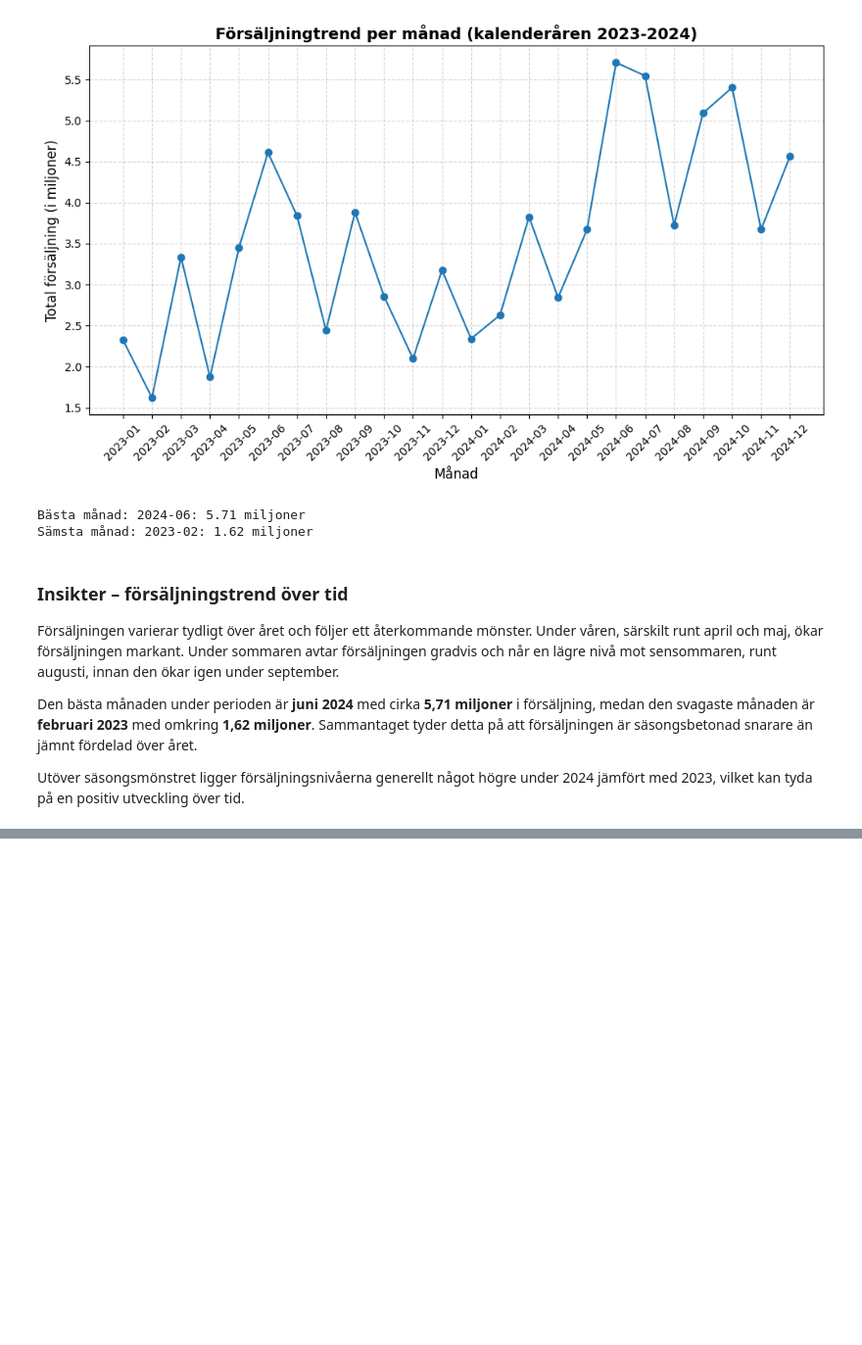
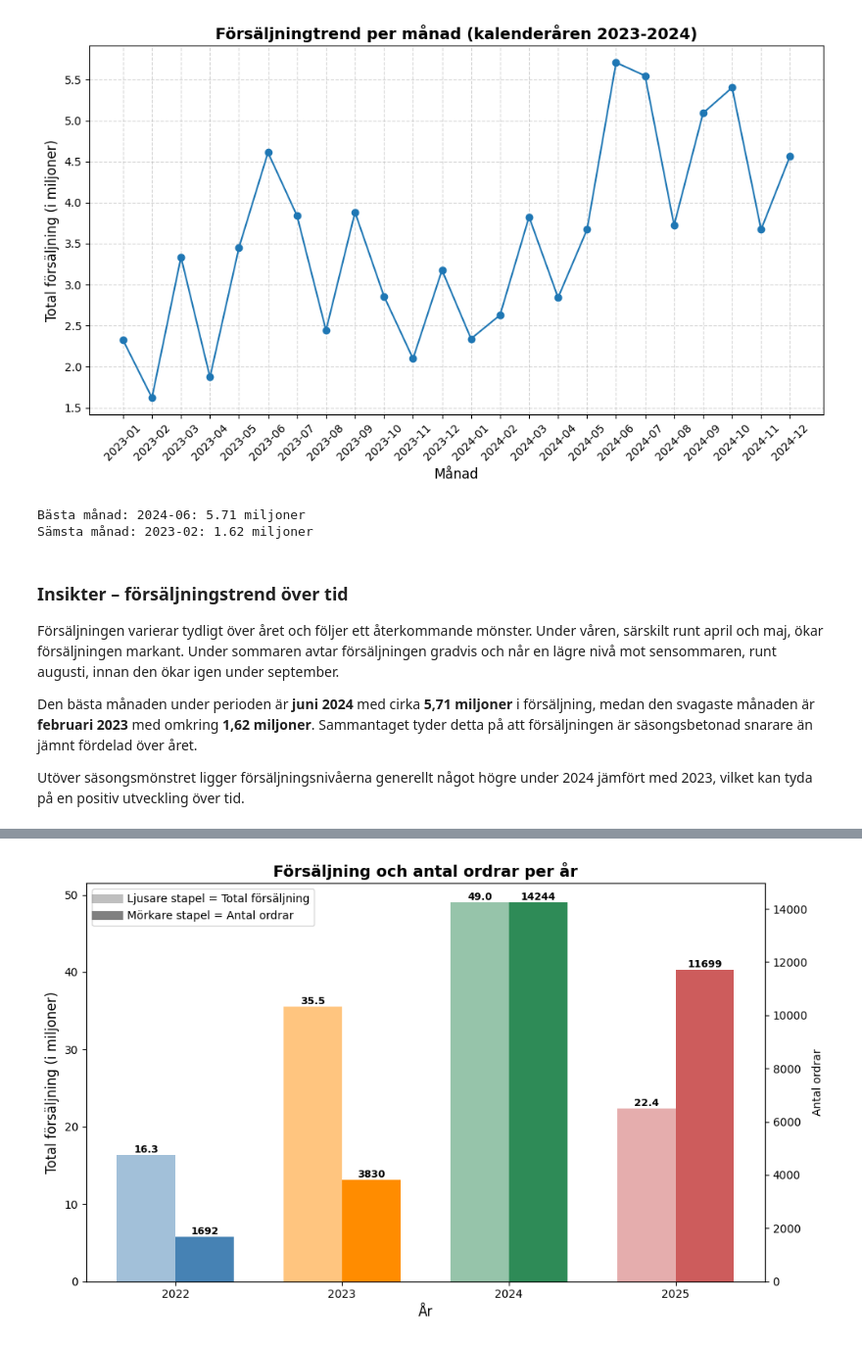
Before and after one commit to KevinCJohansson/AdventureWorks, a Jupyter notebook: notebooks/analys.ipynb, the cells around one changed output, grey strips where cells are left out. Shown at 98% size. Saved outputs shown, nothing was run; the diff lists cells and outputs as text; code cells hidden in the pictures; blank space fills up the shorter version.

Commit message:
Add sales and orders per year

```diff
--- a/notebooks/analys.ipynb
+++ b/notebooks/analys.ipynb
@@ -253,0 +269,84 @@ Utöver säsongsmönstret ligger försäljningsnivåerna generellt något högre
+# %%
+query_vis4 = """
+SELECT
+    YEAR(OrderDate) AS OrderYear,
+    SUM(TotalDue) AS TotalSales,
+    COUNT(SalesOrderId) AS OrderCount
+
+FROM Sales.SalesOrderHeader
+GROUP BY YEAR(OrderDate)
+ORDER BY OrderYear ASC
+"""
+
+df_vis4 = query_df(query_vis4)
+
+df_vis4['TotalSales_M'] = df_vis4['TotalSales'] / 1_000_000
+
+years = df_vis4['OrderYear']
+x = np.arange(len(years))
+width = 0.35
+
+fig, ax1 = plt.subplots(figsize=(10,6))
+
+bars_sales = ax1.bar(
+    x - width/2,
+    df_vis4['TotalSales_M'],
+    width,
+    color=colors[:len(df_vis4)],
+    alpha=0.5
+)
+
+for bar in bars_sales:
+    height = bar.get_height()
+    ax1.text(
+        bar.get_x() + bar.get_width()/2,
+        height,
+        f'{height:.1f}',
+        ha='center',
+        va='bottom',
+        fontsize=9,
+        fontweight='bold'
+    )
+
+ax1.set_title('Försäljning och antal ordrar per år', fontsize=14, fontweight='bold')
+ax1.set_xlabel('År', fontsize=12)
+ax1.set_ylabel('Total försäljning (i miljoner)', fontsize=12)
+ax1.set_xticks(x)
+ax1.set_xticklabels(years)
+
+ax2 = ax1.twinx()
+
+bars_orders = ax2.bar(
+    x + width/2,
+    df_vis4['OrderCount'],
+    width,
+    color=colors[:len(df_vis4)],
+    alpha=1
+)
+
+for bar in bars_orders:
+    height = bar.get_height()
+    ax2.text(
+        bar.get_x() + bar.get_width()/2,
+        height,
+        f'{int(height)}',
+        ha='center',
+        va='bottom',
+        fontsize=9,
+        fontweight='bold'
+    )
+
+ax2.set_ylabel('Antal ordrar')
+
+ax1.plot([], [], color='grey', alpha=0.5, linewidth=8,
+         label='Ljusare stapel = Total försäljning')
+
+ax1.plot([], [], color='grey', alpha=1.0, linewidth=8,
+         label='Mörkare stapel = Antal ordrar')
+
+ax1.legend(loc='upper left')
+
+plt.tight_layout()
+plt.show()
+# %% [output]
+[figure, added]
```
Also changed, not shown: parts of 3 cells of this notebook, 1 other file.
